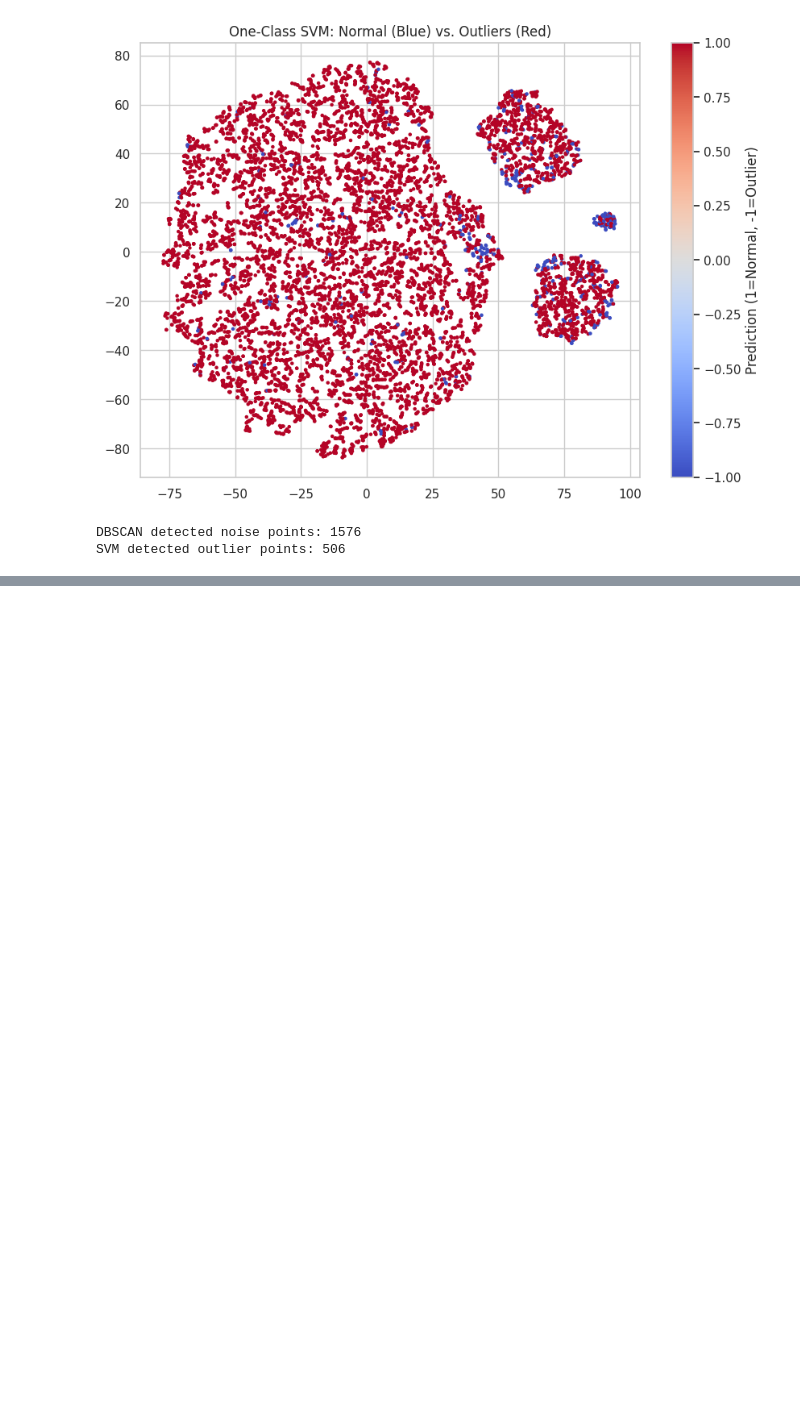
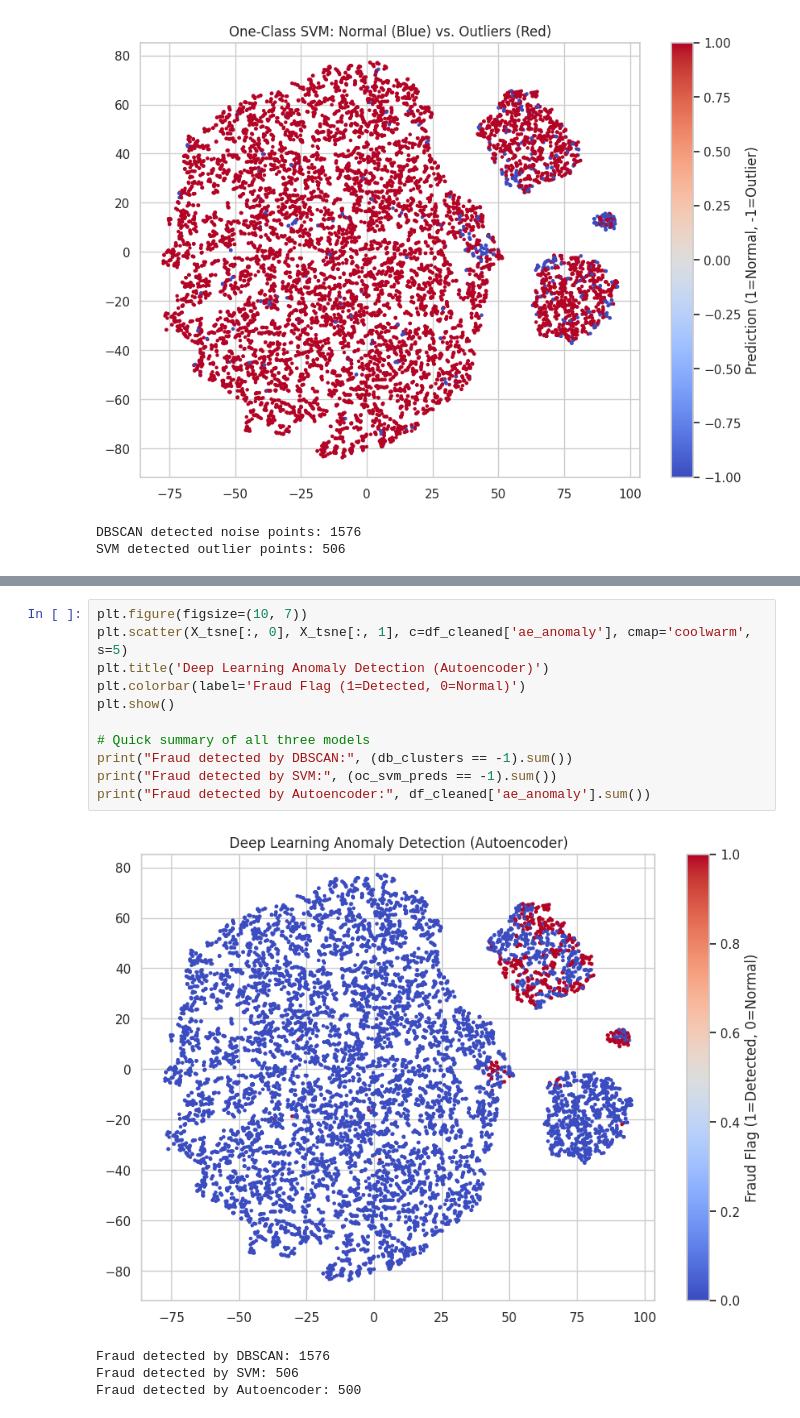
Before and after one commit to YamenObeidat/Activity-3--DBSCAN-PCA, a Jupyter notebook: final_project_2.ipynb, the cells around one changed output, grey strips where cells are left out. Saved outputs shown, nothing was run; the diff lists cells and outputs as text; blank space fills up the shorter version.

```diff
--- a/final_project_2.ipynb
+++ b/final_project_2.ipynb
@@ -300,0 +399,16 @@ SVM detected outlier points: 506
+# %%
+plt.figure(figsize=(10, 7))
+plt.scatter(X_tsne[:, 0], X_tsne[:, 1], c=df_cleaned['ae_anomaly'], cmap='coolwarm', s=5)
+plt.title('Deep Learning Anomaly Detection (Autoencoder)')
+plt.colorbar(label='Fraud Flag (1=Detected, 0=Normal)')
+plt.show()
+
+# Quick summary of all three models
+print("Fraud detected by DBSCAN:", (db_clusters == -1).sum())
+print("Fraud detected by SVM:", (oc_svm_preds == -1).sum())
+print("Fraud detected by Autoencoder:", df_cleaned['ae_anomaly'].sum())
+# %% [output]
+[figure, added]
+Fraud detected by DBSCAN: 1576
+Fraud detected by SVM: 506
+Fraud detected by Autoencoder: 500
```
Also changed, not shown: parts of 3 cells of this notebook.
